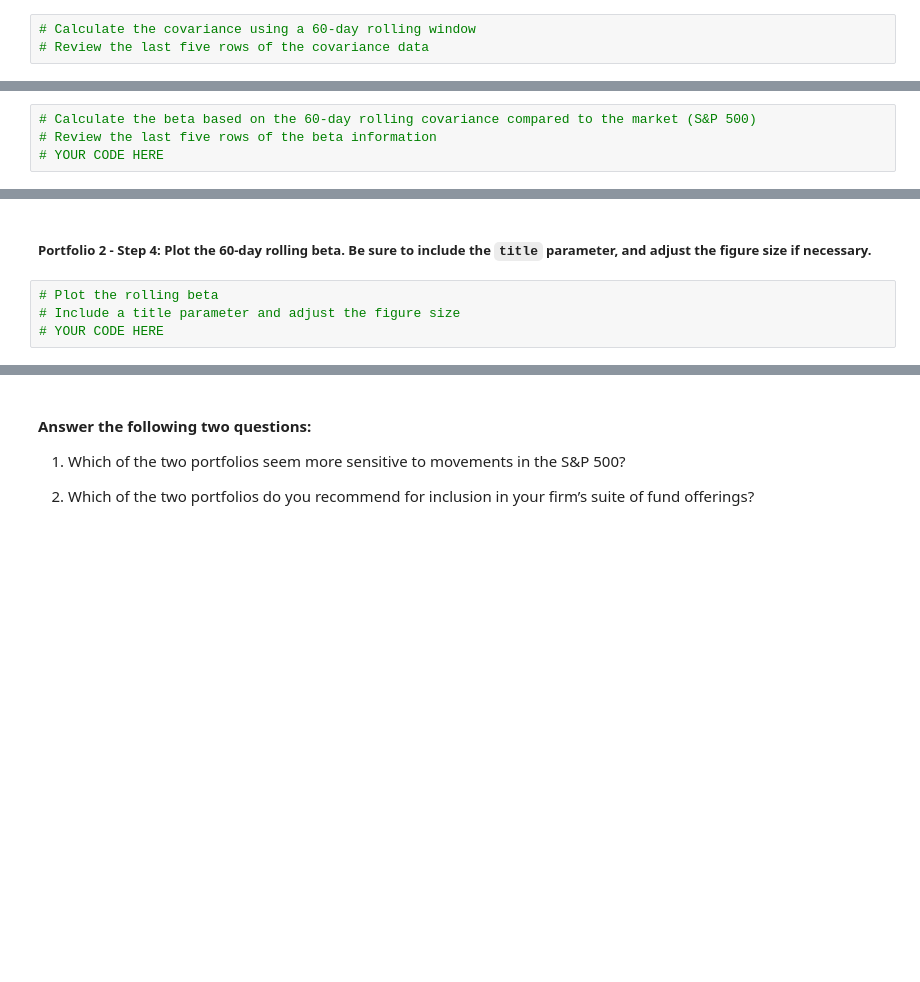
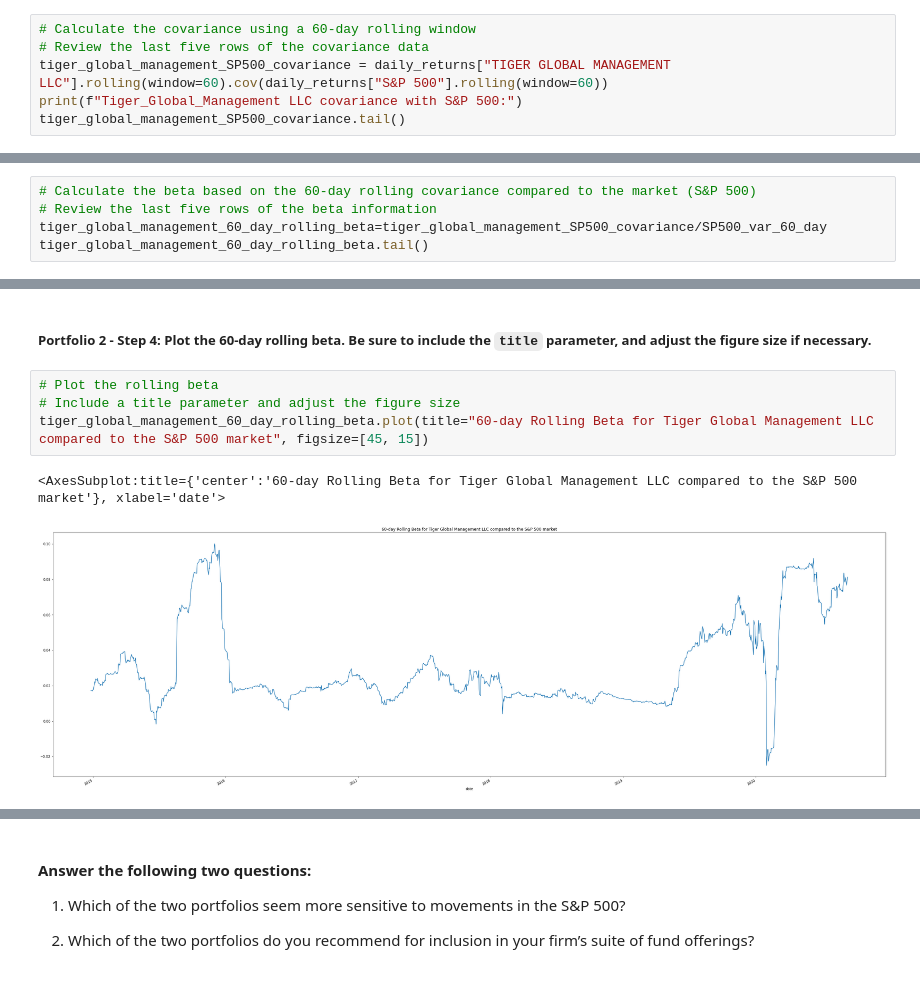
Before and after one commit to phodsman/Hedge-Fund-Risk-and-Return-Analyzer, a Jupyter notebook: risk_return_analysis.ipynb, the cells around one changed output, grey strips where cells are left out. Saved outputs shown, nothing was run; the diff lists cells and outputs as text; blank space fills up the shorter version.

Commit message:
finished analyzing the second portfolio and added a plot to compare the betas of both portfolios.

```diff
--- a/risk_return_analysis.ipynb
+++ b/risk_return_analysis.ipynb
@@ -413,3 +422,6 @@ berkshire_hathaway_60_day_rolling_beta.plot(title="60-day Rolling Beta for Berks
 # %%
 # Calculate the covariance using a 60-day rolling window
 # Review the last five rows of the covariance data
+tiger_global_management_SP500_covariance = daily_returns["TIGER GLOBAL MANAGEMENT LLC"].rolling(window=60).cov(daily_returns["S&P 500"].rolling(window=60))
+print(f"Tiger_Global_Management LLC covariance with S&P 500:")
+tiger_global_management_SP500_covariance.tail()
@@ -418,4 +439,5 @@ berkshire_hathaway_60_day_rolling_beta.plot(title="60-day Rolling Beta for Berks
 # %%
 # Calculate the beta based on the 60-day rolling covariance compared to the market (S&P 500)
 # Review the last five rows of the beta information
-# YOUR CODE HERE
+tiger_global_management_60_day_rolling_beta=tiger_global_management_SP500_covariance/SP500_var_60_day
+tiger_global_management_60_day_rolling_beta.tail()
@@ -429,4 +461,7 @@ berkshire_hathaway_60_day_rolling_beta.plot(title="60-day Rolling Beta for Berks
 # %%
 # Plot the rolling beta
 # Include a title parameter and adjust the figure size
-# YOUR CODE HERE
+tiger_global_management_60_day_rolling_beta.plot(title="60-day Rolling Beta for Tiger Global Management LLC compared to the S&P 500 market", figsize=[45, 15])
+# %% [output]
+<AxesSubplot:title={'center':'60-day Rolling Beta for Tiger Global Management LLC compared to the S&P 500 market'}, xlabel='date'>
+[figure, added]
```
Also changed, not shown: parts of 6 cells of this notebook.
